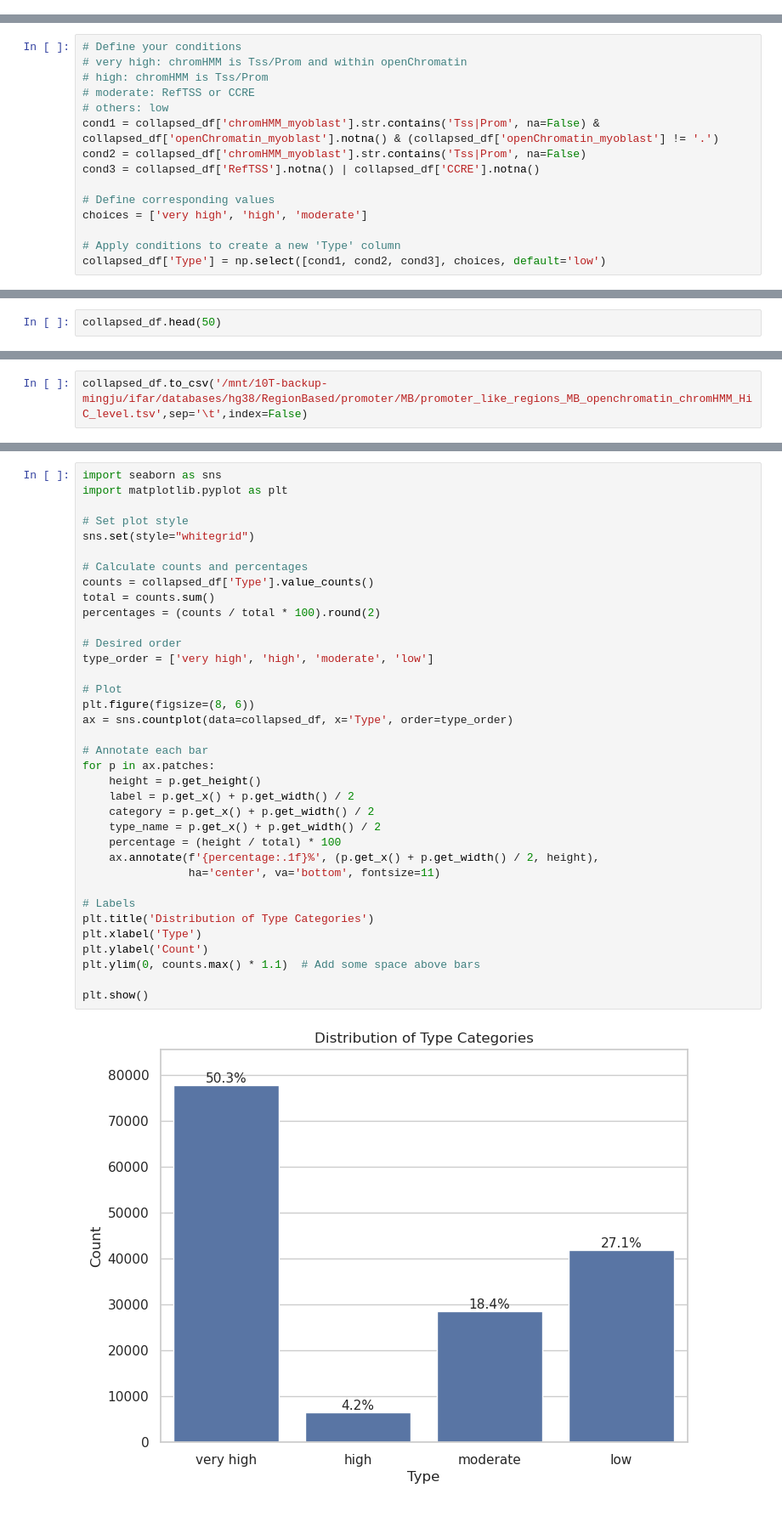
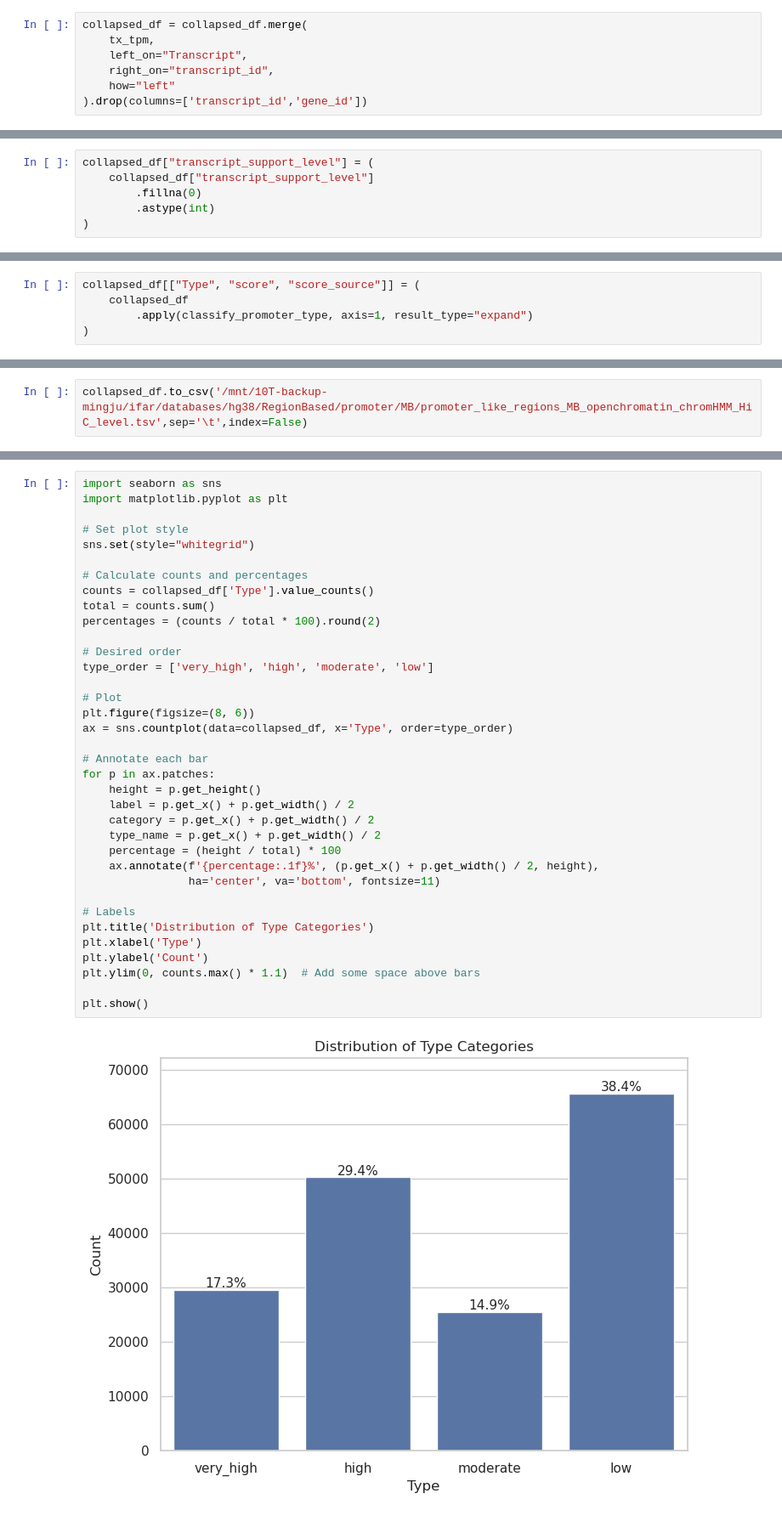
Before and after one commit to mingjutsai/PreprocessDB, a Jupyter notebook: promoter_table/MB_promoter_table.ipynb, the cells around one changed output, grey strips where cells are left out. Shown: that part at 85% size. Cells and saved outputs as stored; diff of their text form.

Commit message:
update promoter table

```diff
--- a/promoter_table/MB_promoter_table.ipynb
+++ b/promoter_table/MB_promoter_table.ipynb
@@ -627,0 +773,7 @@ collapsed_df.head(50)
+# %%
+collapsed_df = collapsed_df.merge(
+    tx_tpm,
+    left_on="Transcript",
+    right_on="transcript_id",
+    how="left"
+).drop(columns=['transcript_id','gene_id'])
@@ -627,0 +796,6 @@ collapsed_df.head(50)
+# %%
+collapsed_df["transcript_support_level"] = (
+    collapsed_df["transcript_support_level"]
+        .fillna(0)
+        .astype(int)
+)
@@ -628,17 +824,2 @@ collapsed_df.head(50)
 # %% [markdown]
 # update the promoter evidence Type
-# %%
-# Define your conditions
-# very high: chromHMM is Tss/Prom and within openChromatin
-# high: chromHMM is Tss/Prom
-# moderate: RefTSS or CCRE
-# others: low
-cond1 = collapsed_df['chromHMM_myoblast'].str.contains('Tss|Prom', na=False) & collapsed_df['openChromatin_myoblast'].notna() & (collapsed_df['openChromatin_myoblast'] != '.')
-cond2 = collapsed_df['chromHMM_myoblast'].str.contains('Tss|Prom', na=False)
-cond3 = collapsed_df['RefTSS'].notna() | collapsed_df['CCRE'].notna()
-
-# Define corresponding values
-choices = ['very high', 'high', 'moderate']
-
-# Apply conditions to create a new 'Type' column
-collapsed_df['Type'] = np.select([cond1, cond2, cond3], choices, default='low')
@@ -645,2 +888,5 @@ collapsed_df['Type'] = np.select([cond1, cond2, cond3], choices, default='low')
 # %%
-collapsed_df.head(50)
+collapsed_df[["Type", "score", "score_source"]] = (
+    collapsed_df
+        .apply(classify_promoter_type, axis=1, result_type="expand")
+)
@@ -683,32 +931,32 @@ sns.set(style="whitegrid")
 
 # Calculate counts and percentages
 counts = collapsed_df['Type'].value_counts()
 total = counts.sum()
 percentages = (counts / total * 100).round(2)
 
 # Desired order
-type_order = ['very high', 'high', 'moderate', 'low']
+type_order = ['very_high', 'high', 'moderate', 'low']
 
 # Plot
 plt.figure(figsize=(8, 6))
 ax = sns.countplot(data=collapsed_df, x='Type', order=type_order)
 
 # Annotate each bar
 for p in ax.patches:
     height = p.get_height()
     label = p.get_x() + p.get_width() / 2
     category = p.get_x() + p.get_width() / 2
     type_name = p.get_x() + p.get_width() / 2
     percentage = (height / total) * 100
     ax.annotate(f'{percentage:.1f}%', (p.get_x() + p.get_width() / 2, height),
                 ha='center', va='bottom', fontsize=11)
 
 # Labels
 plt.title('Distribution of Type Categories')
 plt.xlabel('Type')
 plt.ylabel('Count')
 plt.ylim(0, counts.max() * 1.1)  # Add some space above bars
 
 plt.show()
 # %% [output]
-[figure, old version]
+[figure, new version]
```
Also changed, not shown: parts of 52 cells of this notebook, 6 other files.
